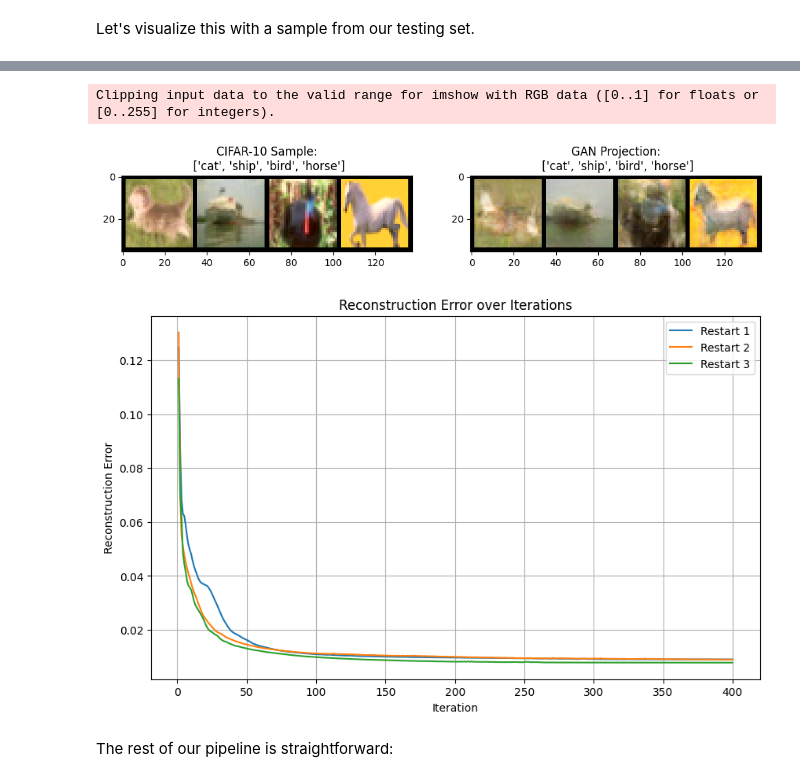
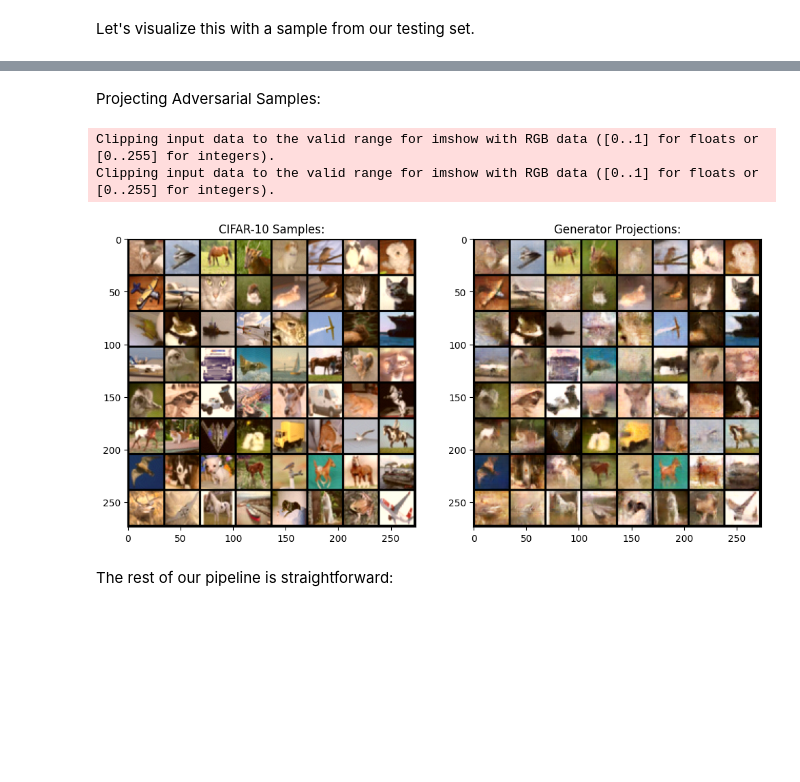
Before and after one commit to LukeIngram/CS-486-Final-Project, a Jupyter notebook: DefenseGAN_eval.ipynb, the cells around one changed output, grey strips where cells are left out. Drawn from its saved outputs; the diff is of its cells as text; code cells hidden in the pictures; blank space fills up the shorter version.

```diff
--- a/DefenseGAN_eval.ipynb
+++ b/DefenseGAN_eval.ipynb
@@ -32,12 +30,12 @@ from AdversarialDataset import AdversarialDataset
 # %% [markdown]
 ## **Loading our Models & Data**
 # %%
-GAN_FILE_PATH = os.path.join('models', 'checkpoints', 'gans', 'defensegan_100.pth')
+GAN_FILE_PATH = os.path.join('models', 'checkpoints', 'gans', 'defensegan_128_v2.pth')
 MODEL_SAVES_DIR = os.path.join('models', 'checkpoints', 'classifiers')
 DEVICE = torch.device('cuda')
 
-LATENT_VECTOR_SIZE = 100
-BATCH_SIZE = 4
+LATENT_VECTOR_SIZE = 128
+BATCH_SIZE = 64
 # %%
 # Load CIFAR-10
 
@@ -85,7 +83,7 @@ resnet.eval()
 
 
 # Load Generator
-generator = Generator(LATENT_VECTOR_SIZE)
+generator = Generator(LATENT_VECTOR_SIZE, dim=128)
 GAN_state_dict = torch.load(GAN_FILE_PATH)
 generator.load_state_dict(GAN_state_dict.get('generator_state_dict'))
 #generator.load_state_dict(torch.load(GAN_FILE_PATH))
@@ -123,7 +121,7 @@ This component projects the input image onto the range of the generator (i.e enc
 
 We implement this here:
 # %%
-L = 400 # Number of gradient descent steps
+L = 1000 # Number of gradient descent steps
 R = 3 # Number of random restarts
 # %%
 def get_z_sets(
@@ -249,3 +269,5 @@ Let's visualize this with a sample from our testing set.
+# %% [markdown]
+Projecting Adversarial Samples:
 # %%
 DATA_SAVE_ROOT = os.path.join("data", "adversarial")
 
@@ -256,25 +278,22 @@ adv_transforms = vt.Compose([
 adv_dataset = AdversarialDataset(os.path.join(DATA_SAVE_ROOT, 'resnet18', 'linfty'), transform=adv_transforms)
 adv_loader = DataLoader(adv_dataset, batch_size=BATCH_SIZE, shuffle=True)
 # %%
-fig, (ax1, ax2) = plt.subplots(1, 2, figsize=(12, 5))
+fig, (ax1, ax2) = plt.subplots(1, 2, figsize=(12, 12))
 
 # Get one image and label from CIFAR-10
 image, labels = next(iter(adv_loader))
 image = image.to(DEVICE)
 
 projected_img, plot_data = project_onto_generator(generator, image, L, R, lr=0.253, verbose=True)
 
 ax1.imshow(np.transpose(make_grid(image.cpu()).numpy(), (1, 2, 0)))
-ax1.set_title(f"CIFAR-10 Sample:\n {[cifar10_dataset.classes[i] for i in labels]}")
+ax1.set_title(f"CIFAR-10 Samples:")
 ax2.imshow(np.transpose(make_grid(projected_img.cpu().detach()), (1, 2, 0)))
-ax2.set_title(f"GAN Projection:\n {[cifar10_dataset.classes[i] for i in labels]}")
+ax2.set_title(f"Generator Projections:")
 plt.show()
 # %% [output]
 Clipping input data to the valid range for imshow with RGB data ([0..1] for floats or [0..255] for integers).
+Clipping input data to the valid range for imshow with RGB data ([0..1] for floats or [0..255] for integers).
-[figure, old version]
+[figure, new version]
-# %%
-plot_reconstruction_errors(plot_data)
-# %% [output]
-[figure, removed]
 # %% [markdown]
 The rest of our pipeline is straightforward:
```
Also changed, not shown: parts of 11 cells of this notebook, 10 other files.
